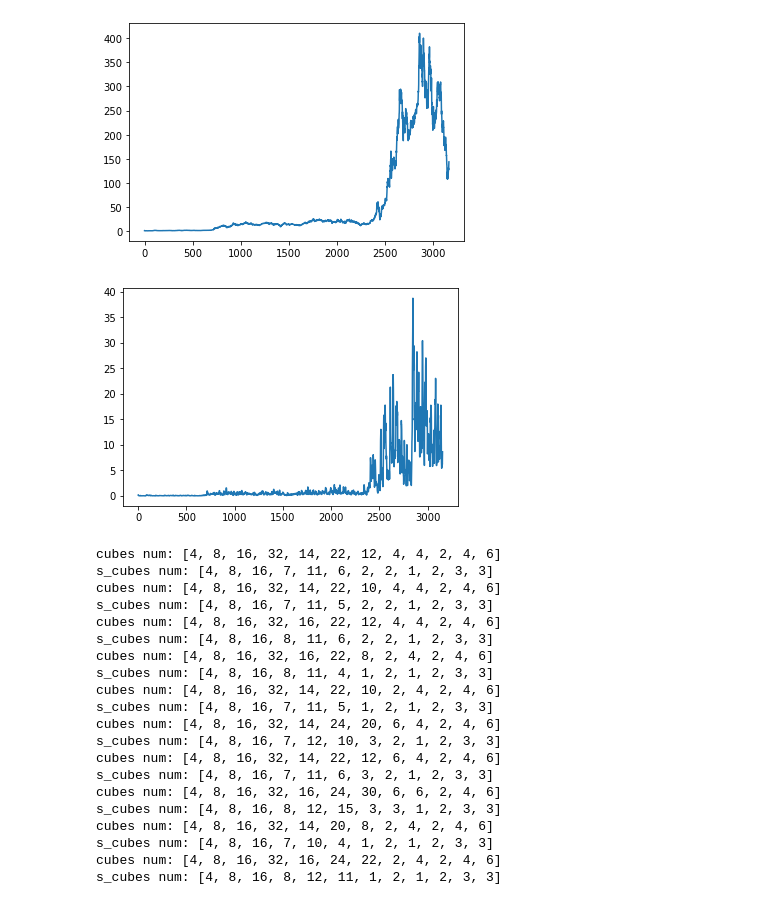
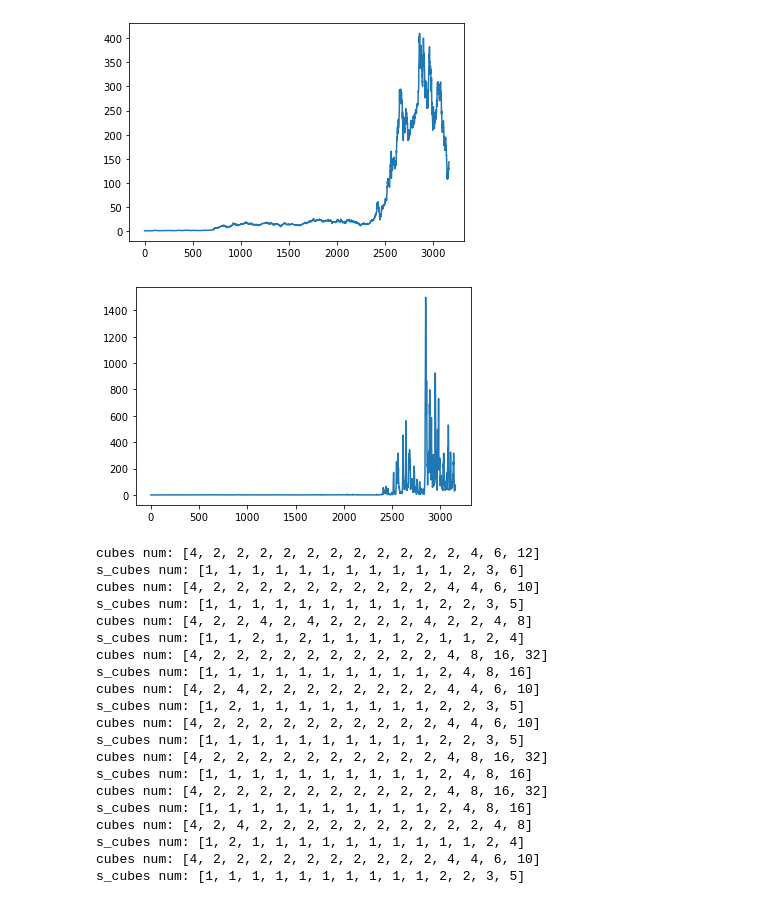
Before and after one commit to wzjzzz/bandit, a Jupyter notebook: bandit-main_v3/play_bmo_e.ipynb, the cells around one changed output. Cells and saved outputs as stored; diff of their text form; code cells hidden in the pictures.

```diff
--- a/bandit-main_v3/play_bmo_e.ipynb
+++ b/bandit-main_v3/play_bmo_e.ipynb
@@ -280,8 +8,8 @@ plt.show()
 [figure]
 # %%
 windows = 10
-data = df['Adj Close'].rolling(windows).std()[windows-1:].values
+data = df['Adj Close'].rolling(windows).var()[windows-1:].values
 plt.plot(data)
 plt.show()
 # %% [output]
-[figure, old version]
+[figure, new version]
@@ -288,41 +243,41 @@ plt.show()
 # %%
-T = 10000
+T = 1000
 init_x = [0]
 init_cube_length = 1
-eta = 1e-4
+eta = 1e-5
 epsilon = 1e-2
-delta = 1e-3
-c = 6
+delta = 1e-2
+phi = 1
 split_times = 2
 
 regrets_all = []
 regrets_delta_all = []
 for _ in range(10):
-    A = BMO_E(T, init_x, init_cube_length, eta, epsilon, delta, c, data, split_times=split_times)
+    A = BMO_E(T, init_x, init_cube_length, eta, epsilon, phi, delta, data, split_times=split_times)
     regrets_delta, regrets = A.plot()
     regrets_all.append(regrets)
     regrets_delta_all.append(regrets_delta)
 # %% [output]
-cubes num: [4, 8, 16, 32, 14, 22, 12, 4, 4, 2, 4, 6]
-s_cubes num: [4, 8, 16, 7, 11, 6, 2, 2, 1, 2, 3, 3]
-cubes num: [4, 8, 16, 32, 14, 22, 10, 4, 4, 2, 4, 6]
-s_cubes num: [4, 8, 16, 7, 11, 5, 2, 2, 1, 2, 3, 3]
-cubes num: [4, 8, 16, 32, 16, 22, 12, 4, 4, 2, 4, 6]
-s_cubes num: [4, 8, 16, 8, 11, 6, 2, 2, 1, 2, 3, 3]
-cubes num: [4, 8, 16, 32, 16, 22, 8, 2, 4, 2, 4, 6]
-s_cubes num: [4, 8, 16, 8, 11, 4, 1, 2, 1, 2, 3, 3]
-cubes num: [4, 8, 16, 32, 14, 22, 10, 2, 4, 2, 4, 6]
-s_cubes num: [4, 8, 16, 7, 11, 5, 1, 2, 1, 2, 3, 3]
-cubes num: [4, 8, 16, 32, 14, 24, 20, 6, 4, 2, 4, 6]
-s_cubes num: [4, 8, 16, 7, 12, 10, 3, 2, 1, 2, 3, 3]
-cubes num: [4, 8, 16, 32, 14, 22, 12, 6, 4, 2, 4, 6]
-s_cubes num: [4, 8, 16, 7, 11, 6, 3, 2, 1, 2, 3, 3]
-cubes num: [4, 8, 16, 32, 16, 24, 30, 6, 6, 2, 4, 6]
-s_cubes num: [4, 8, 16, 8, 12, 15, 3, 3, 1, 2, 3, 3]
-cubes num: [4, 8, 16, 32, 14, 20, 8, 2, 4, 2, 4, 6]
-s_cubes num: [4, 8, 16, 7, 10, 4, 1, 2, 1, 2, 3, 3]
-cubes num: [4, 8, 16, 32, 16, 24, 22, 2, 4, 2, 4, 6]
-s_cubes num: [4, 8, 16, 8, 12, 11, 1, 2, 1, 2, 3, 3]
+cubes num: [4, 2, 2, 2, 2, 2, 2, 2, 2, 2, 2, 2, 4, 6, 12]
+s_cubes num: [1, 1, 1, 1, 1, 1, 1, 1, 1, 1, 1, 2, 3, 6]
+cubes num: [4, 2, 2, 2, 2, 2, 2, 2, 2, 2, 2, 4, 4, 6, 10]
+s_cubes num: [1, 1, 1, 1, 1, 1, 1, 1, 1, 1, 2, 2, 3, 5]
+cubes num: [4, 2, 2, 4, 2, 4, 2, 2, 2, 2, 4, 2, 2, 4, 8]
+s_cubes num: [1, 1, 2, 1, 2, 1, 1, 1, 1, 2, 1, 1, 2, 4]
+cubes num: [4, 2, 2, 2, 2, 2, 2, 2, 2, 2, 2, 4, 8, 16, 32]
+s_cubes num: [1, 1, 1, 1, 1, 1, 1, 1, 1, 1, 2, 4, 8, 16]
+cubes num: [4, 2, 4, 2, 2, 2, 2, 2, 2, 2, 2, 4, 4, 6, 10]
+s_cubes num: [1, 2, 1, 1, 1, 1, 1, 1, 1, 1, 2, 2, 3, 5]
+cubes num: [4, 2, 2, 2, 2, 2, 2, 2, 2, 2, 2, 4, 4, 6, 10]
+s_cubes num: [1, 1, 1, 1, 1, 1, 1, 1, 1, 1, 2, 2, 3, 5]
+cubes num: [4, 2, 2, 2, 2, 2, 2, 2, 2, 2, 2, 4, 8, 16, 32]
+s_cubes num: [1, 1, 1, 1, 1, 1, 1, 1, 1, 1, 2, 4, 8, 16]
+cubes num: [4, 2, 2, 2, 2, 2, 2, 2, 2, 2, 2, 4, 8, 16, 32]
+s_cubes num: [1, 1, 1, 1, 1, 1, 1, 1, 1, 1, 2, 4, 8, 16]
+cubes num: [4, 2, 4, 2, 2, 2, 2, 2, 2, 2, 2, 2, 2, 4, 8]
+s_cubes num: [1, 2, 1, 1, 1, 1, 1, 1, 1, 1, 1, 1, 2, 4]
+cubes num: [4, 2, 2, 2, 2, 2, 2, 2, 2, 2, 2, 4, 4, 6, 10]
+s_cubes num: [1, 1, 1, 1, 1, 1, 1, 1, 1, 1, 2, 2, 3, 5]
 # %%
 import matplotlib.pyplot as plt
 import numpy as np
```
Also changed, not shown: parts of 6 cells of this notebook, 16 other files.
